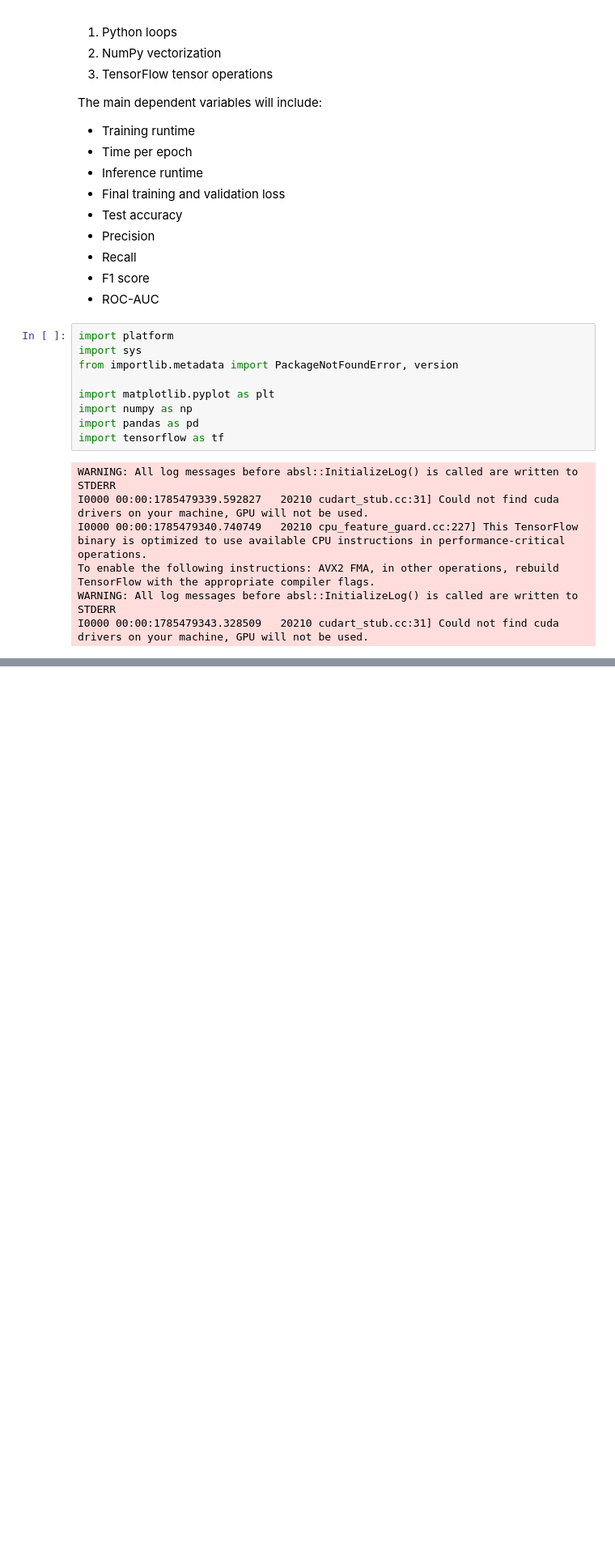
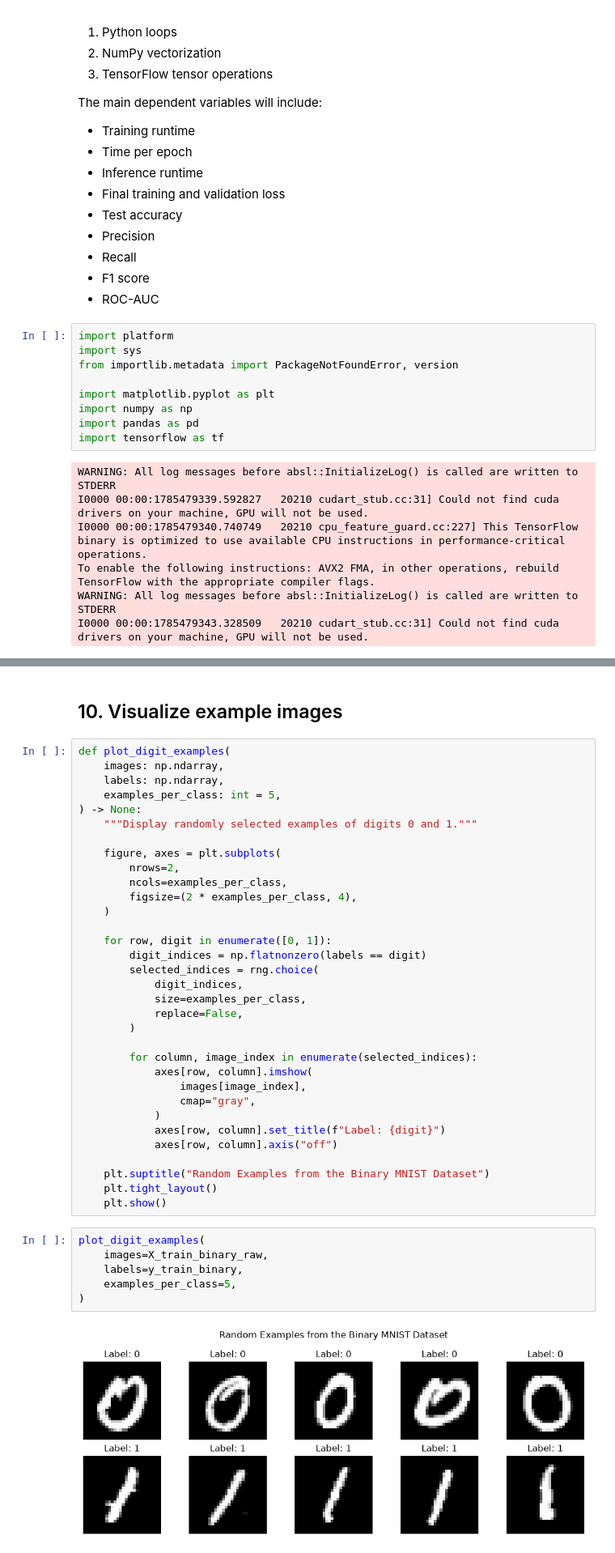
Before and after one commit to KevTJ/kj-project-portfolio, a Jupyter notebook: Research/Neural_Network_Implementation_Computational_Efficiency_Analysis/01_mnist_binary_data_preparation.ipynb, the cells around one changed output, grey strips where cells are left out. Shown at 81% size. Drawn from its saved outputs; the diff is of its cells as text; blank space fills up the shorter version.

```diff
--- a/Research/Neural_Network_Implementation_Computational_Efficiency_Analysis/01_mnist_binary_data_preparation.ipynb
+++ b/Research/Neural_Network_Implementation_Computational_Efficiency_Analysis/01_mnist_binary_data_preparation.ipynb
@@ -124,0 +440,43 @@ I0000 00:00:1785479343.328509   20210 cudart_stub.cc:31] Could not find cuda dri
+# %% [markdown]
+## 10. Visualize example images
+# %%
+def plot_digit_examples(
+    images: np.ndarray,
+    labels: np.ndarray,
+    examples_per_class: int = 5,
+) -> None:
+    """Display randomly selected examples of digits 0 and 1."""
+
+    figure, axes = plt.subplots(
+        nrows=2,
+        ncols=examples_per_class,
+        figsize=(2 * examples_per_class, 4),
+    )
+
+    for row, digit in enumerate([0, 1]):
+        digit_indices = np.flatnonzero(labels == digit)
+        selected_indices = rng.choice(
+            digit_indices,
+            size=examples_per_class,
+            replace=False,
+        )
+
+        for column, image_index in enumerate(selected_indices):
+            axes[row, column].imshow(
+                images[image_index],
+                cmap="gray",
+            )
+            axes[row, column].set_title(f"Label: {digit}")
+            axes[row, column].axis("off")
+
+    plt.suptitle("Random Examples from the Binary MNIST Dataset")
+    plt.tight_layout()
+    plt.show()
+# %%
+plot_digit_examples(
+    images=X_train_binary_raw,
+    labels=y_train_binary,
+    examples_per_class=5,
+)
+# %% [output]
+[figure, added]
```
Also changed, not shown: parts of 29 cells of this notebook.
